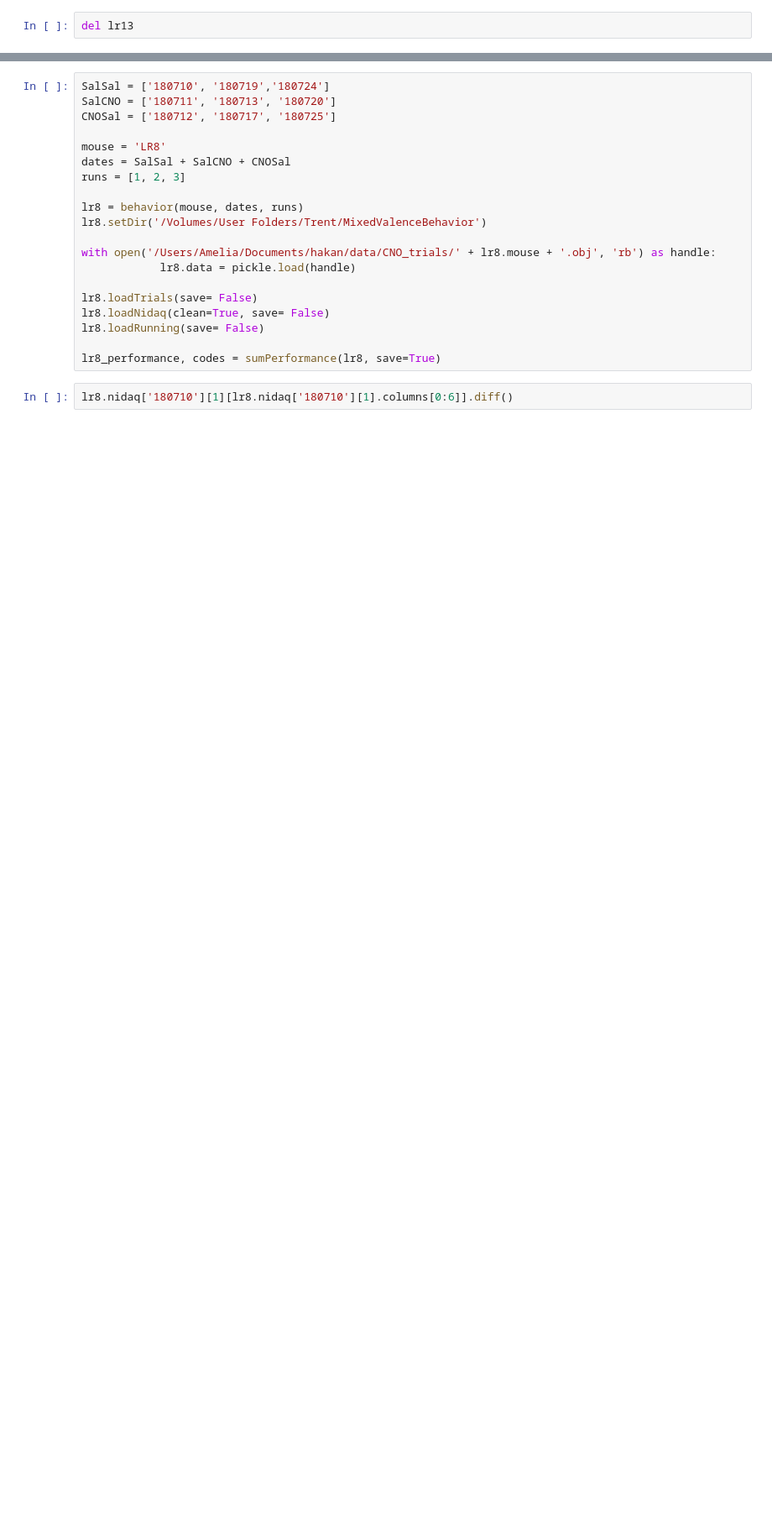
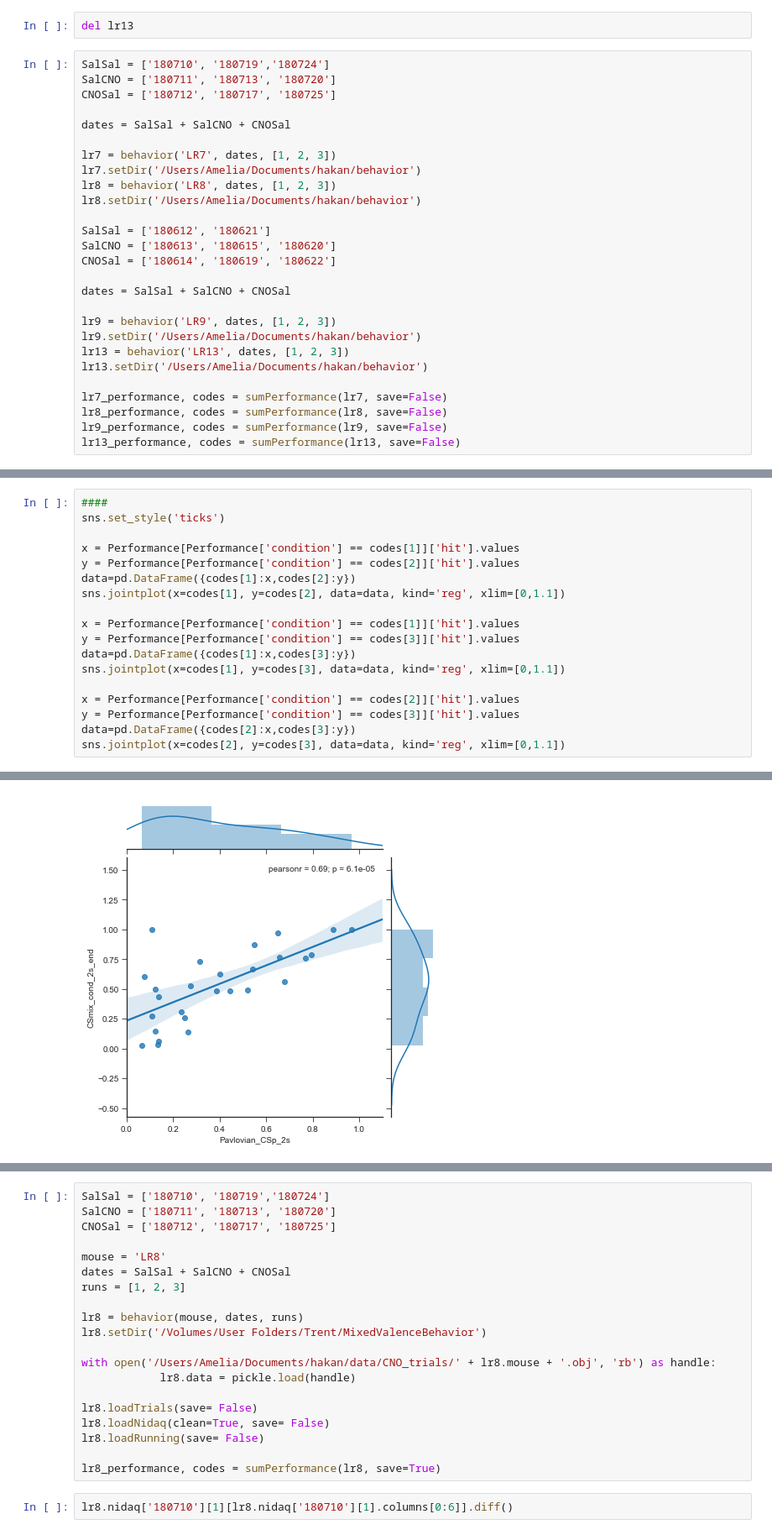
Before and after one commit to hkucukdereli/behavior, a Jupyter notebook: Untitled.ipynb, the cells around one changed output, grey strips where cells are left out. Shown at 84% size. Saved outputs shown, nothing was run; the diff lists cells and outputs as text; blank space fills up the shorter version.

```diff
--- a/Untitled.ipynb
+++ b/Untitled.ipynb
@@ -218,3 +215,30 @@ lr13.loadRunning(save= True)
 # lr13_performance, codes = sumPerformance(lr13, save=False)
 # %%
 del lr13
+# %%
+SalSal = ['180710', '180719','180724']
+SalCNO = ['180711', '180713', '180720']
+CNOSal = ['180712', '180717', '180725']
+
+dates = SalSal + SalCNO + CNOSal
+
+lr7 = behavior('LR7', dates, [1, 2, 3])
+lr7.setDir('/Users/Amelia/Documents/hakan/behavior')
+lr8 = behavior('LR8', dates, [1, 2, 3])
+lr8.setDir('/Users/Amelia/Documents/hakan/behavior')
+
+SalSal = ['180612', '180621']
+SalCNO = ['180613', '180615', '180620']
+CNOSal = ['180614', '180619', '180622']
+
+dates = SalSal + SalCNO + CNOSal
+
+lr9 = behavior('LR9', dates, [1, 2, 3])
+lr9.setDir('/Users/Amelia/Documents/hakan/behavior')
+lr13 = behavior('LR13', dates, [1, 2, 3])
+lr13.setDir('/Users/Amelia/Documents/hakan/behavior')
+
+lr7_performance, codes = sumPerformance(lr7, save=False)
+lr8_performance, codes = sumPerformance(lr8, save=False)
+lr9_performance, codes = sumPerformance(lr9, save=False)
+lr13_performance, codes = sumPerformance(lr13, save=False)
@@ -228,0 +298,19 @@ fig, ax = plotSummary(lr13_performance, save=True)
+# %%
+####
+sns.set_style('ticks')
+
+x = Performance[Performance['condition'] == codes[1]]['hit'].values
+y = Performance[Performance['condition'] == codes[2]]['hit'].values
+data=pd.DataFrame({codes[1]:x,codes[2]:y})
+sns.jointplot(x=codes[1], y=codes[2], data=data, kind='reg', xlim=[0,1.1])
+
+x = Performance[Performance['condition'] == codes[1]]['hit'].values
+y = Performance[Performance['condition'] == codes[3]]['hit'].values
+data=pd.DataFrame({codes[1]:x,codes[3]:y})
+sns.jointplot(x=codes[1], y=codes[3], data=data, kind='reg', xlim=[0,1.1])
+
+x = Performance[Performance['condition'] == codes[2]]['hit'].values
+y = Performance[Performance['condition'] == codes[3]]['hit'].values
+data=pd.DataFrame({codes[2]:x,codes[3]:y})
+sns.jointplot(x=codes[2], y=codes[3], data=data, kind='reg', xlim=[0,1.1])
+# %% [output]
@@ -228,0 +318 @@ fig, ax = plotSummary(lr13_performance, save=True)
+[figure, added]
```
Also changed, not shown: parts of 20 cells of this notebook, 3 other files.
